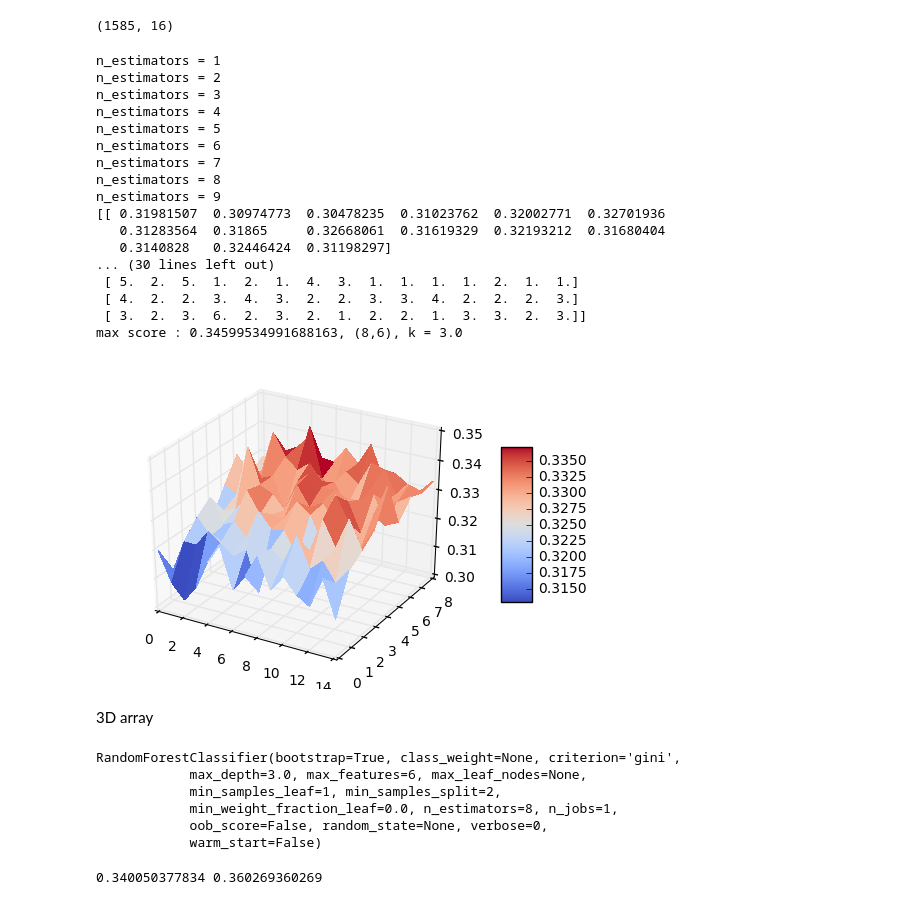
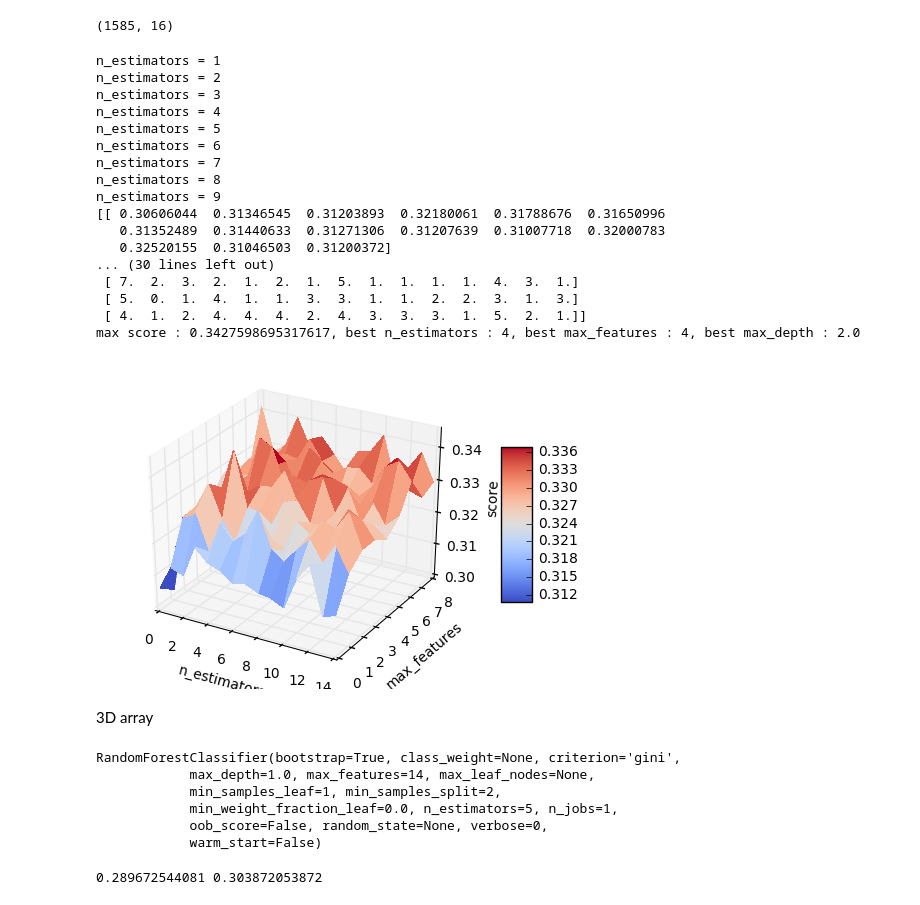
Before and after one commit to ireneu/ada, a Jupyter notebook: HW04/04 - Applied ML.ipynb, the cells around one changed output. Drawn from its saved outputs; the diff is of its cells as text; code cells hidden in the pictures.

```diff
--- a/HW04/04 - Applied ML.ipynb
+++ b/HW04/04 - Applied ML.ipynb
@@ -200,6 +200,7 @@ print(sdf_agg.shape)
 # %% [output]
 (1585, 16)
 # %%
+#Cross Validation function for testing different parameter combinations
 def RandomForestClassifier_CrossValidation(n_estimators_max, n_features_max, max_depth):
 
     max_k_scores = np.zeros(shape=(n_estimators_max, n_features_max))
@@ -235,7 +236,7 @@ def RandomForestClassifier_CrossValidation(n_estimators_max, n_features_max, max
     x_max, y_max = unravel_index(np.argmax(max_k_scores), max_k_scores.shape)
     print(max_k_scores)
     print(max_k)
-    print("max score : {}, ({},{}), k = {}".format(max_k_scores[x_max][y_max], x_max+1, y_max+1, max_k[x_max][y_max]))
+    print("max score : {}, best n_estimators : {}, best max_features : {}, best max_depth : {}".format(max_k_scores[x_max][y_max], x_max+1, y_max+1, max_k[x_max][y_max]))
 
     best_n_estimators, best_max_features, best_max_depth = x_max+1, y_max+1, max_k[x_max][y_max]
 
@@ -252,32 +253,36 @@ def RandomForestClassifier_CrossValidation(n_estimators_max, n_features_max, max
                            linewidth=0, antialiased=False)
 
     fig.colorbar(surf, shrink=0.5, aspect=5)
+    ax.set_xlabel('n_estimators')
+    ax.set_ylabel('max_features')
+    ax.set_zlabel('score')
+
 
     plt.show()
 
     return best_n_estimators, best_max_features, best_max_depth, max_k_scores
 # %%
 #Run cross validation to find optimal parameters for RFC
-best_n_estimators, best_max_features, best_max_depth, max_scores = RandomForestClassifier_CrossValidation(9, len(X[0]), 20)
+best_n_estimators, best_max_features, best_max_depth, max_scores = RandomForestClassifier_CrossValidation(9, len(X[0]), 10)
 # %% [output]
 n_estimators = 1
 n_estimators = 2
 n_estimators = 3
 n_estimators = 4
 n_estimators = 5
 n_estimators = 6
 n_estimators = 7
 n_estimators = 8
 n_estimators = 9
-[[ 0.31981507  0.30974773  0.30478235  0.31023762  0.32002771  0.32701936
-   0.31283564  0.31865     0.32668061  0.31619329  0.32193212  0.31680404
-   0.3140828   0.32446424  0.31198297]
+[[ 0.30606044  0.31346545  0.31203893  0.32180061  0.31788676  0.31650996
+   0.31352489  0.31440633  0.31271306  0.31207639  0.31007718  0.32000783
+   0.32520155  0.31046503  0.31200372]
 ... (30 lines left out)
- [ 5.  2.  5.  1.  2.  1.  4.  3.  1.  1.  1.  1.  2.  1.  1.]
- [ 4.  2.  2.  3.  4.  3.  2.  2.  3.  3.  4.  2.  2.  2.  3.]
- [ 3.  2.  3.  6.  2.  3.  2.  1.  2.  2.  1.  3.  3.  2.  3.]]
-max score : 0.34599534991688163, (8,6), k = 3.0
+ [ 7.  2.  3.  2.  1.  2.  1.  5.  1.  1.  1.  1.  4.  3.  1.]
+ [ 5.  0.  1.  4.  1.  1.  3.  3.  1.  1.  2.  2.  3.  1.  3.]
+ [ 4.  1.  2.  4.  4.  4.  2.  4.  3.  3.  3.  1.  5.  2.  1.]]
+max score : 0.3427598695317617, best n_estimators : 4, best max_features : 4, best max_depth : 2.0
-[figure, old version]
+[figure, new version]
 # %% [markdown]
 3D array
 # %%
@@ -294,9 +299,9 @@ rfc.fit(X_train,
         y_train)
 # %% [output]
 RandomForestClassifier(bootstrap=True, class_weight=None, criterion='gini',
-            max_depth=3.0, max_features=6, max_leaf_nodes=None,
+            max_depth=1.0, max_features=14, max_leaf_nodes=None,
             min_samples_leaf=1, min_samples_split=2,
-            min_weight_fraction_leaf=0.0, n_estimators=8, n_jobs=1,
+            min_weight_fraction_leaf=0.0, n_estimators=5, n_jobs=1,
             oob_score=False, random_state=None, verbose=0,
             warm_start=False)
 # %%
@@ -304,7 +309,7 @@ y_pred = rfc.predict(X_test)
 y_compare = rfc.predict(X_train)
 print(sklearn.metrics.accuracy_score(y_test, y_pred), sklearn.metrics.accuracy_score(y_train, y_compare))
 # %% [output]
-0.340050377834 0.360269360269
+0.289672544081 0.303872053872
 # %%
 rfc.feature_importances_
 # %% [output]
```
Also changed, not shown: parts of 1 cell of this notebook.
